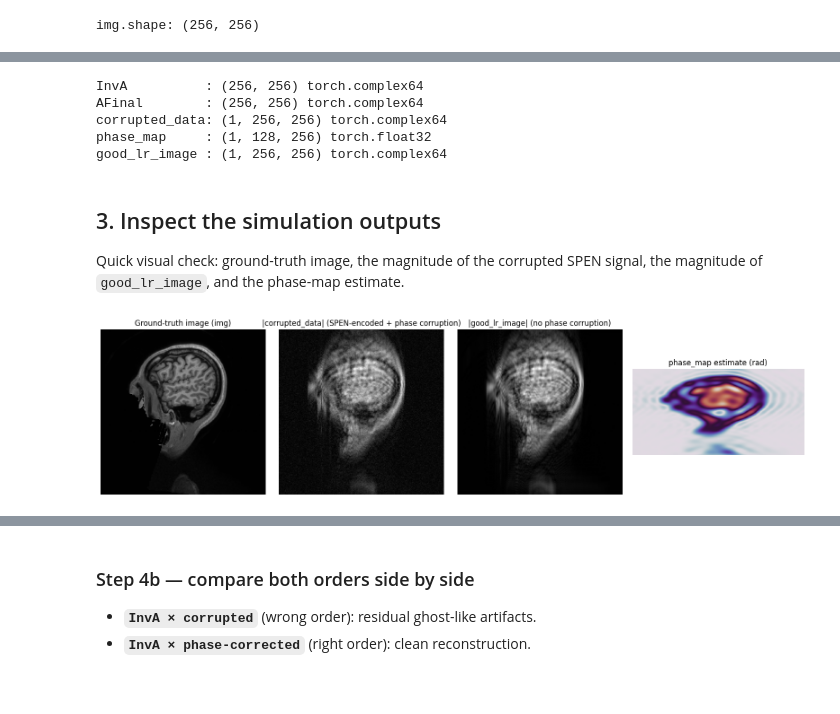
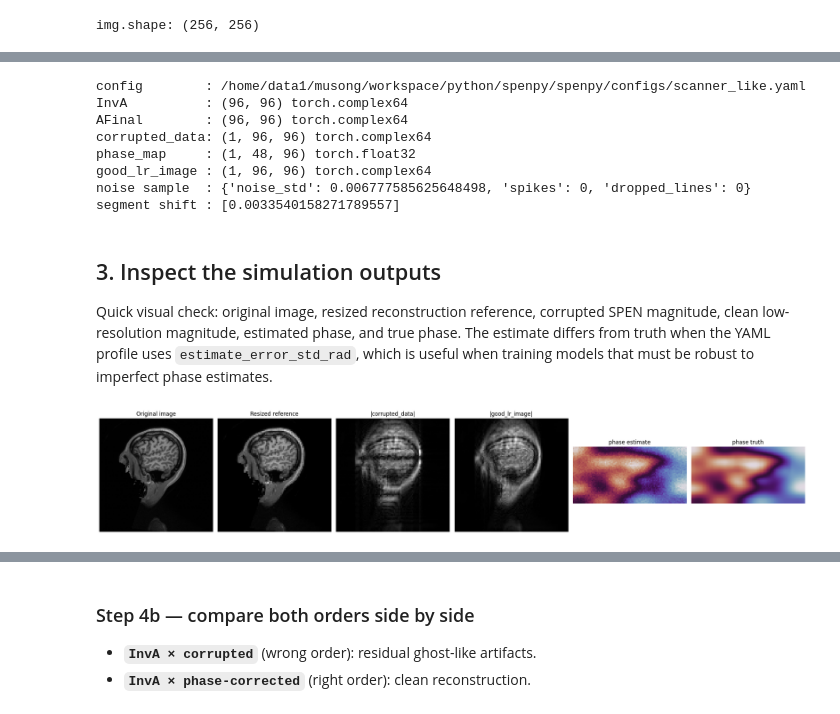
Before and after one commit to txz32102/spenpy, a Jupyter notebook: demo.ipynb, the cells around one changed output, grey strips where cells are left out. Cells and saved outputs as stored; diff of their text form; code cells hidden in the pictures.

```diff
--- a/demo.ipynb
+++ b/demo.ipynb
@@ -38,7 +60,7 @@ We use `spenpy/data/brain.png` and keep just the first channel (grayscale).
 This image plays the role of the spin density that the SPEN sequence
 will encode.
 # %%
-path = "spenpy/data/brain.png"
+path = SPENPY_REPO / "spenpy/data/brain.png"
 img = Image.open(path)
 to_tensor = T.ToTensor()
 img = to_tensor(img)[0]  # grayscale, take the first channel
@@ -71,43 +103,72 @@ img.shape: (256, 256)
 # %%
-InvA, AFinal = spen(acq_point=[img.shape[0], img.shape[1]]).get_InvA()  # (256, 256), complex64
+config_path = SPENPY_REPO / "spenpy/configs/scanner_like.yaml"
+sim = spen.from_yaml(config_path, seed=20260510)
 
-corrupted_data, phase_map, good_lr_image = spen(noise_level=0.01).sim(
+InvA, AFinal = sim.get_InvA()
+InvA = InvA.to(torch.complex64)
+AFinal = AFinal.to(torch.complex64)
+
+corrupted_data, phase_map, good_lr_image, sim_meta = sim.sim(
     img.unsqueeze(0),
     return_phase_map=True,
     return_good_lr_image=True,
+    return_metadata=True,
 )
+corrupted_data = corrupted_data.to(torch.complex64)
+good_lr_image = good_lr_image.to(torch.complex64)
+phase_map = phase_map.to(torch.float32)
 
+# The scanner-like profile outputs 96x96 data. Resize the displayed
+# reference image only for visual comparison with reconstructions.
+img_recon_ref = F.interpolate(
+    img[None, None].float(),
+    size=corrupted_data.shape[1:],
+    mode="bilinear",
+    align_corners=False,
+).squeeze(0).squeeze(0)
+img_model = img_recon_ref.to(torch.complex64)
+
+print("config        :", config_path)
 print("InvA          :", tuple(InvA.shape),          InvA.dtype)
 print("AFinal        :", tuple(AFinal.shape),        AFinal.dtype)
 print("corrupted_data:", tuple(corrupted_data.shape), corrupted_data.dtype)
 print("phase_map     :", tuple(phase_map.shape),     phase_map.dtype)
 print("good_lr_image :", tuple(good_lr_image.shape), good_lr_image.dtype)
+print("noise sample  :", sim_meta["noise"])
+print("segment shift :", sim_meta["sampled"]["segment_shift_cm"])
 # %% [output]
-InvA          : (256, 256) torch.complex64
-AFinal        : (256, 256) torch.complex64
-corrupted_data: (1, 256, 256) torch.complex64
-phase_map     : (1, 128, 256) torch.float32
-good_lr_image : (1, 256, 256) torch.complex64
+config        : /home/data1/musong/workspace/python/spenpy/spenpy/configs/scanner_like.yaml
+InvA          : (96, 96) torch.complex64
+AFinal        : (96, 96) torch.complex64
+corrupted_data: (1, 96, 96) torch.complex64
+phase_map     : (1, 48, 96) torch.float32
+good_lr_image : (1, 96, 96) torch.complex64
+noise sample  : {'noise_std': 0.006777585625648498, 'spikes': 0, 'dropped_lines': 0}
+segment shift : [0.0033540158271789557]
 # %% [markdown]
 ## 3. Inspect the simulation outputs
 
-Quick visual check: ground-truth image, the magnitude of the corrupted
-SPEN signal, the magnitude of `good_lr_image`, and the phase-map
-estimate.
+Quick visual check: original image, resized reconstruction reference,
+corrupted SPEN magnitude, clean low-resolution magnitude, estimated phase,
+and true phase. The estimate differs from truth when the YAML profile uses
+`estimate_error_std_rad`, which is useful when training models that must be
+robust to imperfect phase estimates.
 # %%
-fig, axs = plt.subplots(1, 4, figsize=(16, 4))
+fig, axs = plt.subplots(1, 6, figsize=(22, 4))
 
-axs[0].imshow(img.numpy(), cmap='gray');                    axs[0].set_title("Ground-truth image (img)")
-axs[1].imshow(torch.abs(corrupted_data)[0].numpy(), cmap='gray'); axs[1].set_title("|corrupted_data| (SPEN-encoded + phase corruption)")
-axs[2].imshow(torch.abs(good_lr_image)[0].numpy(), cmap='gray'); axs[2].set_title("|good_lr_image| (no phase corruption)")
-axs[3].imshow(phase_map[0].numpy(), cmap='twilight');       axs[3].set_title("phase_map estimate (rad)")
+axs[0].imshow(img.numpy(), cmap="gray");                          axs[0].set_title("Original image")
+axs[1].imshow(img_recon_ref.numpy(), cmap="gray");                axs[1].set_title("Resized reference")
+axs[2].imshow(torch.abs(corrupted_data)[0].numpy(), cmap="gray"); axs[2].set_title("|corrupted_data|")
+axs[3].imshow(torch.abs(good_lr_image)[0].numpy(), cmap="gray");  axs[3].set_title("|good_lr_image|")
+axs[4].imshow(phase_map[0].numpy(), cmap="twilight");             axs[4].set_title("phase estimate")
+axs[5].imshow(sim_meta["phase_map_true"][0].numpy(), cmap="twilight"); axs[5].set_title("phase truth")
 
 for ax in axs:
-    ax.axis('off')
+    ax.axis("off")
 plt.tight_layout()
 plt.show()
 # %% [output]
-[figure, old version]
+[figure, new version]
 # %% [markdown]
 ## 4. Reconstruct — order matters: phase correction first, then `InvA`
 
```
Also changed, not shown: parts of 12 cells of this notebook, 16 other files.
